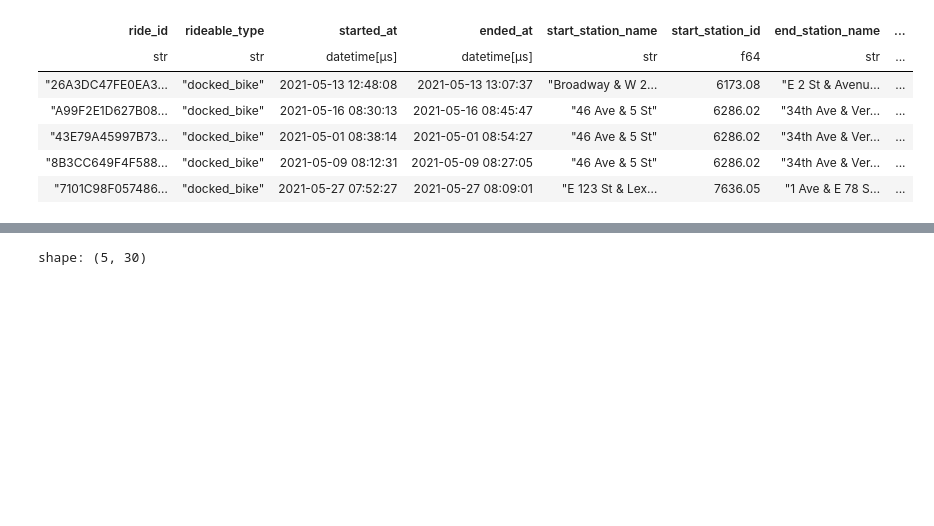
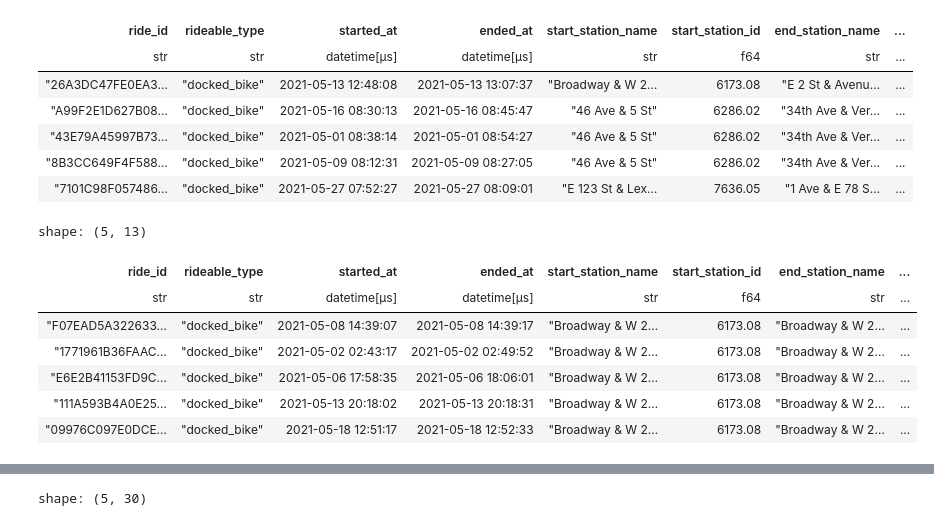
Before and after one commit to sralter/tour_de_city, a Jupyter notebook: 02_combining_datasets.ipynb, the cells around one changed output, grey strips where cells are left out. Saved outputs shown, nothing was run; the diff lists cells and outputs as text; code cells hidden in the pictures; blank space fills up the shorter version.

```diff
--- a/02_combining_datasets.ipynb
+++ b/02_combining_datasets.ipynb
@@ -1094,3 +1094,16 @@ shape: (5, 13)
 | "43E79A45997B73… | "docked_bike" | 2021-05-01 08:38:14 | 2021-05-01 08:54:27 | "46 Ave & 5 St" | 6286.02 | "34th Ave & Ver… | ... |
 | "8B3CC649F4F588… | "docked_bike" | 2021-05-09 08:12:31 | 2021-05-09 08:27:05 | "46 Ave & 5 St" | 6286.02 | "34th Ave & Ver… | ... |
 | "7101C98F057486… | "docked_bike" | 2021-05-27 07:52:27 | 2021-05-27 08:09:01 | "E 123 St & Lex… | 7636.05 | "1 Ave & E 78 S… | ... |
+# %%
+table=group1_pl.filter(group1_pl['start_station_id']==6173.08)
+table=table.filter(table['end_station_id']==6173.08)
+table.head()
+# %% [output]
+shape: (5, 13)
+| ride_id | rideable_type | started_at | ended_at | start_station_name | start_station_id | end_station_name | ... |
+| str | str | datetime[μs] | datetime[μs] | str | f64 | str | ... |
+| "F07EAD5A322633… | "docked_bike" | 2021-05-08 14:39:07 | 2021-05-08 14:39:17 | "Broadway & W 2… | 6173.08 | "Broadway & W 2… | ... |
+| "1771961B36FAAC… | "docked_bike" | 2021-05-02 02:43:17 | 2021-05-02 02:49:52 | "Broadway & W 2… | 6173.08 | "Broadway & W 2… | ... |
+| "E6E2B41153FD9C… | "docked_bike" | 2021-05-06 17:58:35 | 2021-05-06 18:06:01 | "Broadway & W 2… | 6173.08 | "Broadway & W 2… | ... |
+| "111A593B4A0E25… | "docked_bike" | 2021-05-13 20:18:02 | 2021-05-13 20:18:31 | "Broadway & W 2… | 6173.08 | "Broadway & W 2… | ... |
+| "09976C097E0DCE… | "docked_bike" | 2021-05-18 12:51:17 | 2021-05-18 12:52:33 | "Broadway & W 2… | 6173.08 | "Broadway & W 2… | ... |
```
Also changed, not shown: parts of 20 cells of this notebook.
